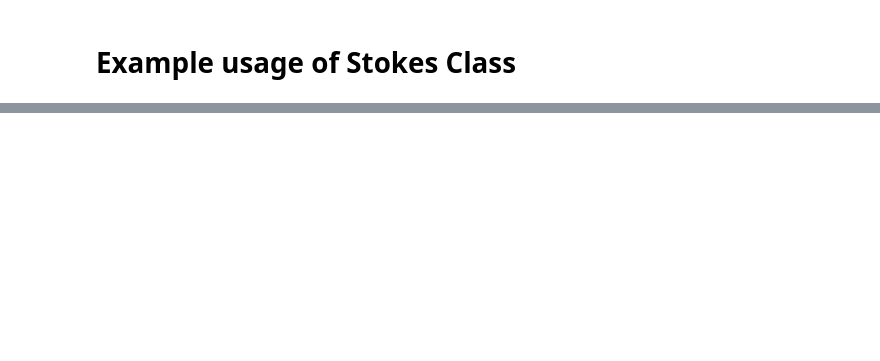
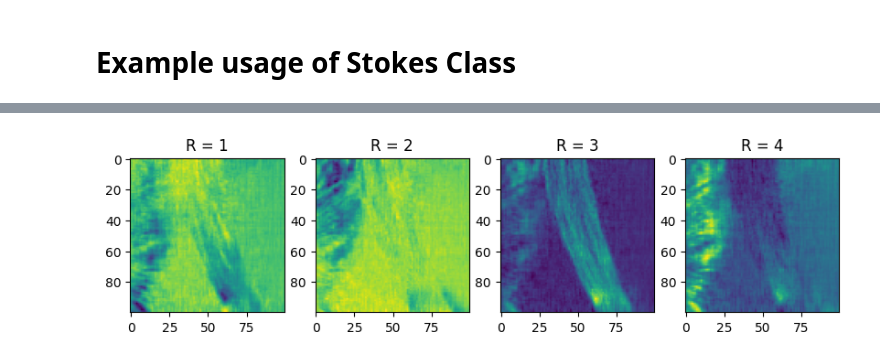
Before and after one commit to scbarreto/pyBBTD, a Jupyter notebook: notebooks/example_stokes.ipynb, the cells around one changed output, grey strips where cells are left out. Cells and saved outputs as stored; diff of their text form; code cells hidden in the pictures; blank space fills up the shorter version.

```diff
--- a/notebooks/example_stokes.ipynb
+++ b/notebooks/example_stokes.ipynb
@@ -57,0 +65,13 @@ stokes.validate_stokes_tensor(T0)
+# %%
+Aest = S.factors[0]
+Best = S.factors[1]
+Cest = S.factors[2]
+
+fig, axes = plt.subplots(1, R, figsize=(10, 5))
+
+for r in range(R):
+    axes[r].imshow(Aest[:, r*L:(r+1)*L] @ Best[:, r*L:(r+1)*L].T)
+    axes[r].set_title(f"R = {r+1}")
+plt.show()
+# %% [output]
+[figure, added]
```
Also changed, not shown: parts of 16 cells of this notebook, 7 other files.
